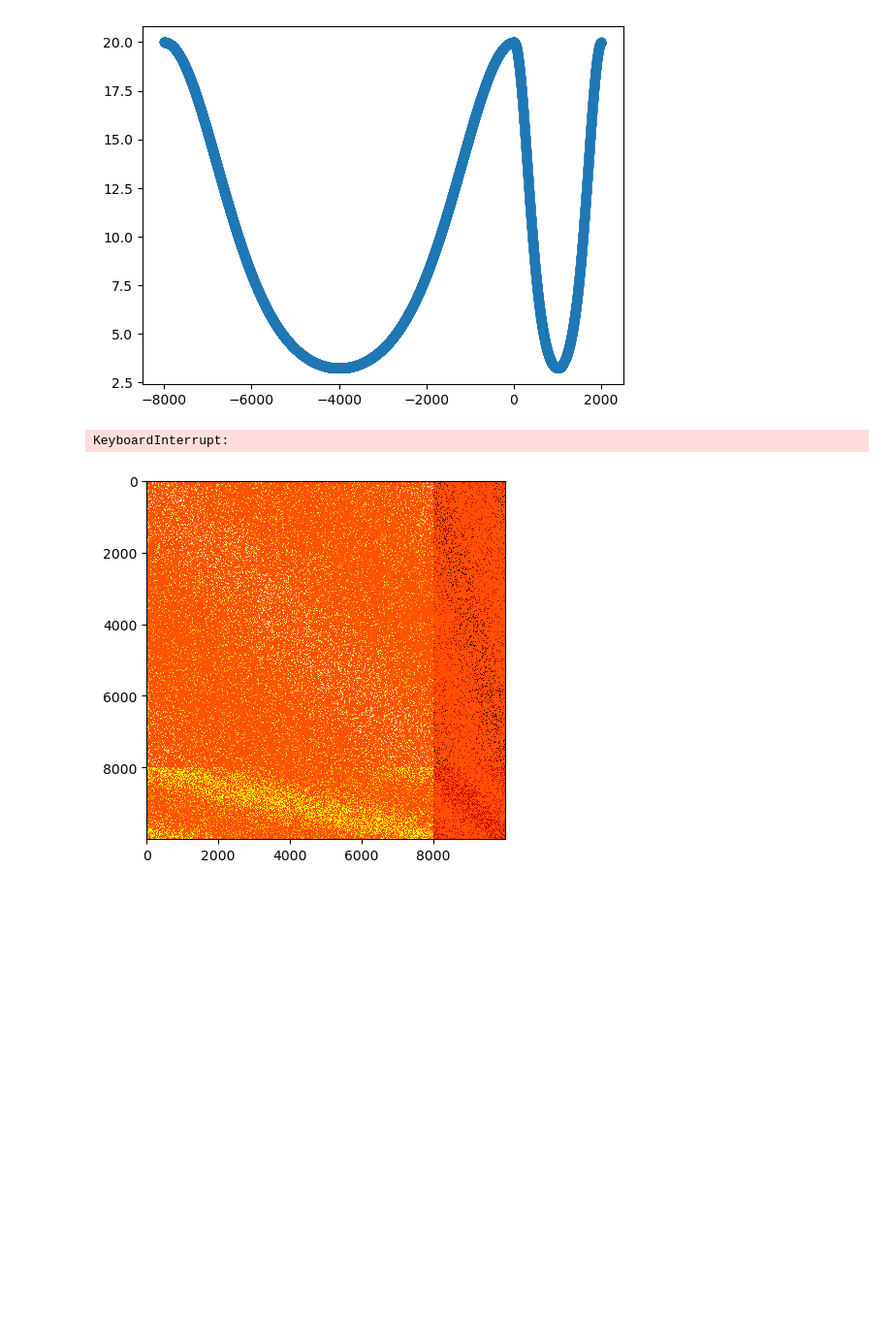
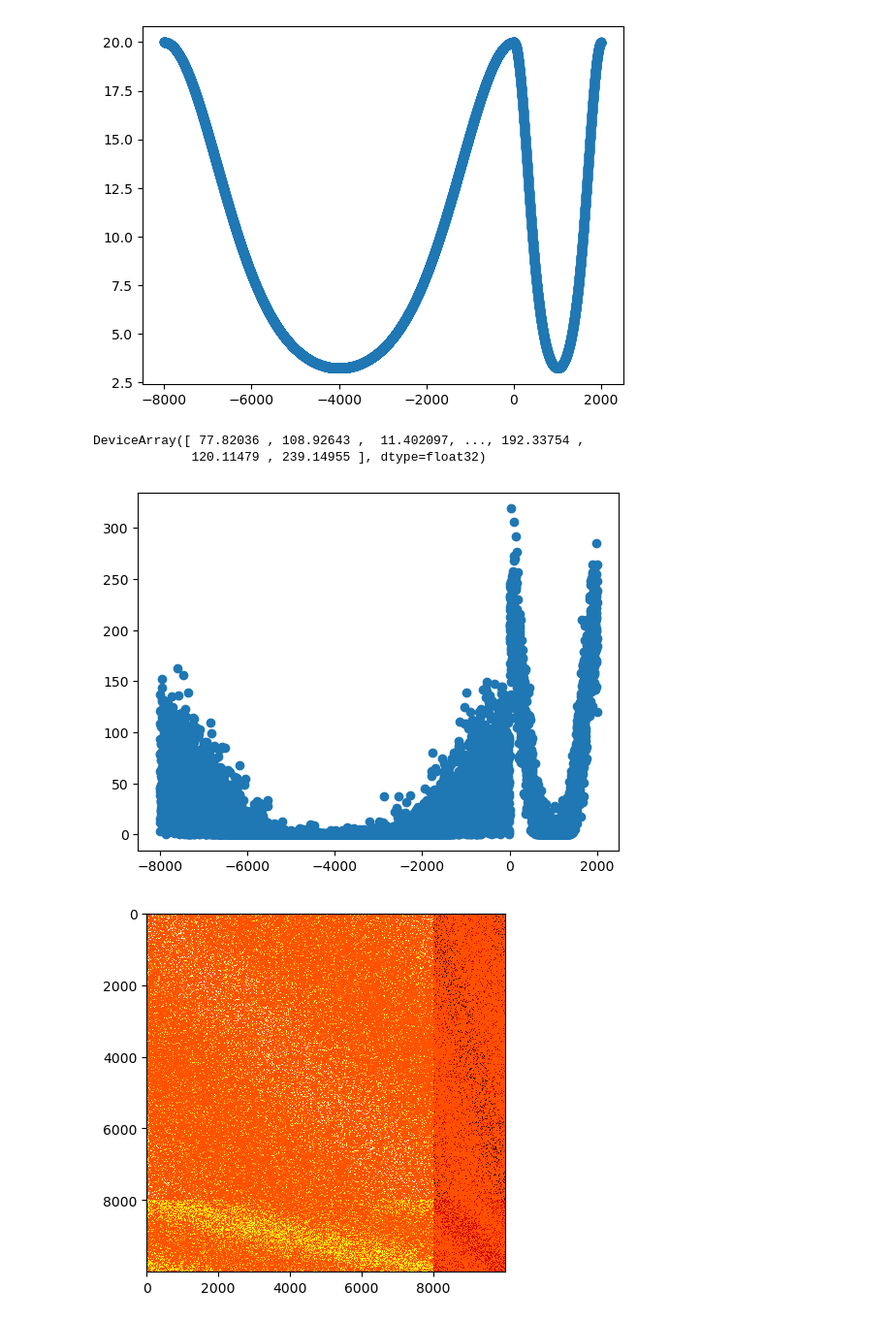
Before and after one commit to mhr36/Neural-Data-Analysis, a Jupyter notebook: main_notebook.ipynb, the cells around one changed output. Shown: that part at 97% size. Drawn from its saved outputs; the diff is of its cells as text; code cells hidden in the pictures; blank space fills up the shorter version.

```diff
--- a/main_notebook.ipynb
+++ b/main_notebook.ipynb
@@ -61,9 +63,12 @@ plt.scatter(np.array(range(myModel.N)) - myModel.N_E, myModel.h)
 # %%
 myModel.generate_network()
 myModel.solve_fixed_point()  # Is producing overflow error!
 plt.scatter(np.array(range(myModel.N)) - myModel.N_E, myModel.r)
+myModel.r
 # %% [output]
-KeyboardInterrupt:
+DeviceArray([ 77.82036 , 108.92643 ,  11.402097, ..., 192.33754 ,
+             120.11479 , 239.14955 ], dtype=float32)
+[figure, added]
 # %%
 plt.imshow(myModel.W, cmap='hot', interpolation='nearest')
 plt.show()
```
Also changed, not shown: parts of 6 cells of this notebook, 2 other files.
